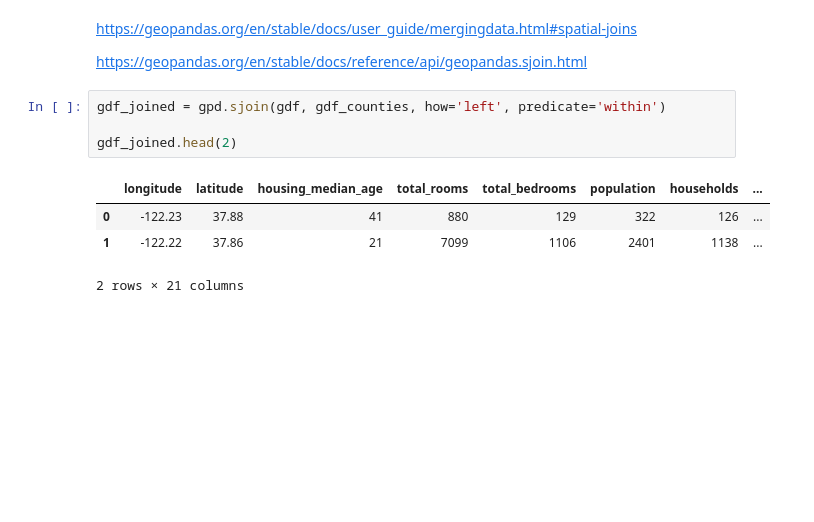
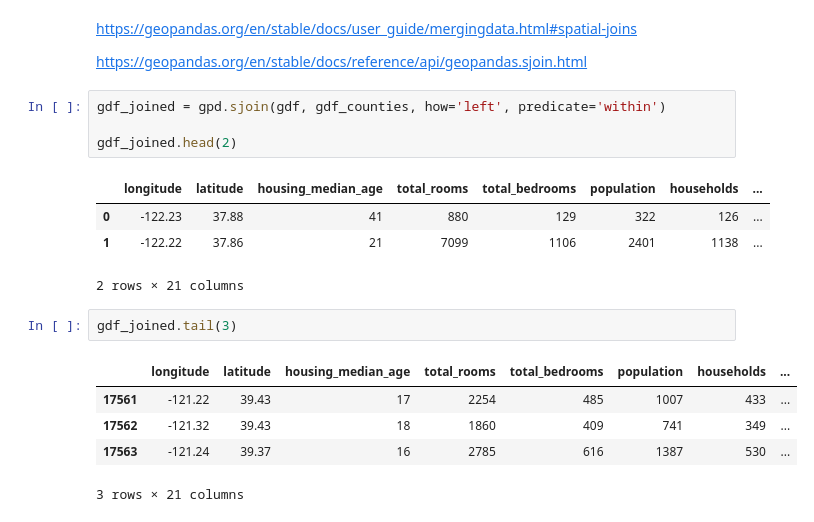
Before and after one commit to HilarioMarques/Regressao_preco_casas_California_Kaggle, a Jupyter notebook: notebooks/GeoPandas .ipynb, the cells around one changed output. Cells and saved outputs as stored; diff of their text form; blank space fills up the shorter version.

```diff
--- a/notebooks/GeoPandas .ipynb
+++ b/notebooks/GeoPandas .ipynb
@@ -236,3 +236,11 @@ gdf_joined.head(2)
 | 0 | -122.23 | 37.88 | 41 | 880 | 129 | 322 | 126 | ... |
 | 1 | -122.22 | 37.86 | 21 | 7099 | 1106 | 2401 | 1138 | ... |
 2 rows × 21 columns
+# %%
+gdf_joined.tail(3)
+# %% [output]
+|  | longitude | latitude | housing_median_age | total_rooms | total_bedrooms | population | households | ... |
+| 17561 | -121.22 | 39.43 | 17 | 2254 | 485 | 1007 | 433 | ... |
+| 17562 | -121.32 | 39.43 | 18 | 1860 | 409 | 741 | 349 | ... |
+| 17563 | -121.24 | 39.37 | 16 | 2785 | 616 | 1387 | 530 | ... |
+3 rows × 21 columns
```
Also changed, not shown: parts of 2 cells of this notebook.
